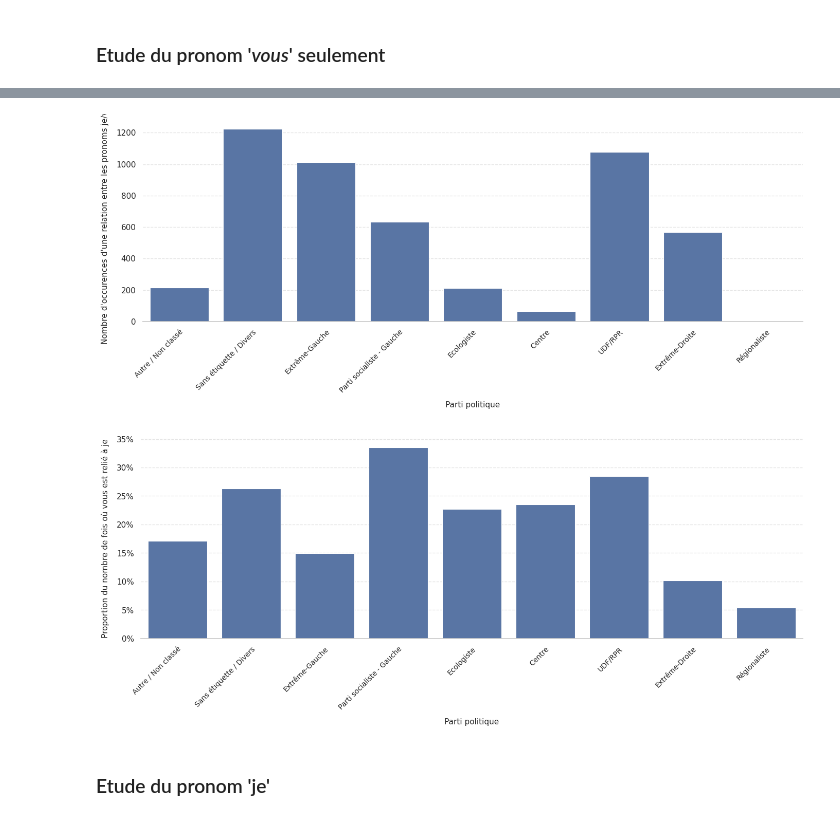
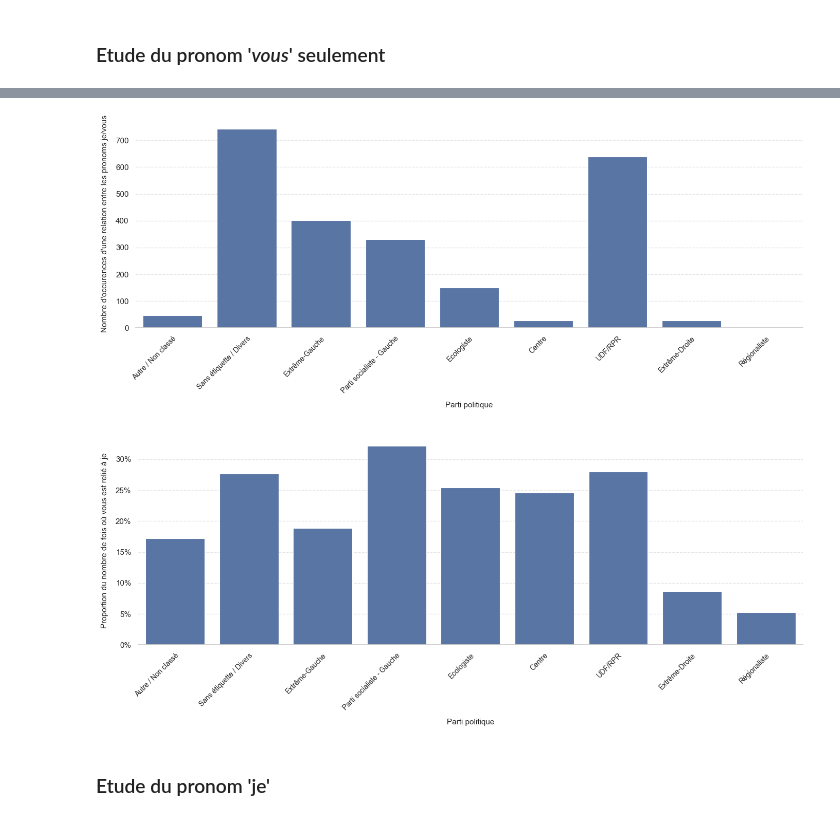
Before and after one commit to itsreivilo/Projet-de-NLP-Olivier, a Jupyter notebook: exploration.ipynb, the cells around one changed output, grey strips where cells are left out. Cells and saved outputs as stored; diff of their text form; code cells hidden in the pictures.

```diff
--- a/exploration.ipynb
+++ b/exploration.ipynb
@@ -787,7 +771,7 @@ def analyser_vous(textes: list[str], textes_id, parti_pol) -> list[dict]:
         "dep" : "autre/indéterminé",
     }
 
-    pronoms_je_nous = {"je", "j'", "nous", "j", "me", "moi", "m", "m'"}
+    pronoms_je_nous = {"je", "j'", "nous", "j", "me", "moi", "m'"}
 
     pipe = nlp.pipe(textes, batch_size=64, disable=["ner"])
 
@@ -849,12 +835,10 @@ phrases_uniques = phrases_uniques[phrases_uniques == 1].index
 df_vous_dedup = df_vous[df_vous["phrase"].isin(phrases_uniques)]
 # %%
-agg_df_vous = df_vous.groupby(['parti_politique', 'fonction']).size().unstack(fill_value=0).reset_index()
+agg_df_vous = df_vous_dedup.groupby(['parti_politique', 'fonction']).size().unstack(fill_value=0).reset_index()
 agg_df_vous['non_sujet'] = agg_df_vous["COD"]+agg_df_vous["COI"]+agg_df_vous["apposition"]+agg_df_vous["autre/indéterminé"]+agg_df_vous["complément du nom"]+agg_df_vous["coordination"]
 agg_df_vous["prop_sujet"] = agg_df_vous["sujet"]/(agg_df_vous["sujet"]+agg_df_vous["non_sujet"])
 agg_df_vous["prop_non_sujet"] = 1-agg_df_vous["prop_sujet"]
 
-ordre_partis = ['Autre / Non classé','Sans étiquette / Divers','Extrême-Gauche', 'Parti socialiste - Gauche', 'Ecologiste',
-'Centre', 'UDF/RPR', 'Extrême-Droite', 'Régionaliste']
 agg_df_vous['parti_politique'] = pd.Categorical(
     agg_df_vous['parti_politique'],
     categories=ordre_partis,
@@ -906,9 +890,11 @@ plt.show()
 # %%
 # Lien je-vous
-agg_df_je_vous = df_vous.groupby(['parti_politique', 'relie_je_nous'], dropna=False).size().unstack(fill_value=0).reset_index()
-agg_df_je_vous["je_tot"] = agg_df_je_vous["j"]+agg_df_je_vous["j'"]+agg_df_je_vous["je"]+agg_df_je_vous["m"]+agg_df_je_vous["m'"]+agg_df_je_vous["me"]+agg_df_je_vous["moi"]+agg_df_je_vous["nous"]
-agg_df_je_vous['total'] = agg_df_je_vous.drop(columns=['parti_politique', 'je_tot']).sum(axis=1)
-agg_df_je_vous["je_prop"] = agg_df_je_vous["je_tot"]/agg_df_je_vous["total"]
+agg_df_je_vous = df_vous_dedup.groupby(['parti_politique', 'relie_je_nous'], dropna=False).size().unstack(fill_value=0).reset_index()
+agg_df_je_vous["je_vous_tot"] = (agg_df_je_vous["j'"]+agg_df_je_vous["je"]
+                            +agg_df_je_vous["m'"]+agg_df_je_vous["me"]
+                            +agg_df_je_vous["moi"]+agg_df_je_vous["nous"])
+agg_df_je_vous['total'] = agg_df_je_vous.drop(columns=['parti_politique', 'je_vous_tot']).sum(axis=1)
+agg_df_je_vous["je_vous_prop"] = agg_df_je_vous["je_vous_tot"]/agg_df_je_vous["total"]
 
 agg_df_je_vous['parti_politique'] = pd.Categorical(
     agg_df_je_vous['parti_politique'],
@@ -922,37 +908,37 @@ fig, ax = plt.subplots(figsize=(14, 6))
 sns.set_theme(style="whitegrid", font_scale=1)
 palette = sns.color_palette("Blues_d", n_colors=len(agg_df_vous))
 
 
 bars = sns.barplot(
     data    = agg_df_je_vous,
-    x       = "parti_politique",
-    y       = "je_tot",
+    x = "parti_politique",
+    y = "je_vous_tot",
     edgecolor = "white",
     linewidth = 0.8,
-    ax      = ax
+    ax = ax
 )
 
 ax.set_xlabel("Parti politique", fontsize=11, labelpad=10)
 ax.set_ylabel("Nombre d'occurences d'une relation entre les pronoms je/vous", fontsize=11, labelpad=10)
 
 # xticks bien placés et lisibles
 ax.set_xticks(range(len(agg_df_vous)))
 ax.set_xticklabels(
     agg_df_vous["parti_politique"],
     rotation    = 45,
     ha          = "right",      # alignement à droite pour les labels tournés
     rotation_mode = "anchor",   # pivot sur le point d'ancrage → labels bien centrés sous les barres
     fontsize    = 10
 )
 
 ax.yaxis.grid(True, linestyle="--", alpha=0.5)
 ax.set_axisbelow(True)
 ax.spines[["top", "right", "left"]].set_visible(False)
 
 plt.tight_layout()
 plt.show()
 # %% [output]
-[figure, old version]
+[figure, new version]
 # %%
 fig, ax = plt.subplots(figsize=(14, 6))
 
@@ -962,9 +948,9 @@ palette = sns.color_palette("Blues_d", n_colors=len(agg_df_vous))
 
 
 bars = sns.barplot(
-    data    = agg_df_je_vous,
+    data = agg_df_je_vous,
     x = "parti_politique",
-    y = "je_prop",
+    y = "je_vous_prop",
     edgecolor = "white",
     linewidth = 0.8,
     ax = ax
@@ -992,7 +978,7 @@ ax.spines[["top", "right", "left"]].set_visible(False)
 plt.tight_layout()
 plt.show()
 # %% [output]
-[figure, old version]
+[figure, new version]
 # %% [markdown]
 ### Etude du pronom 'je'
 # %%
```
Also changed, not shown: parts of 21 cells of this notebook.
